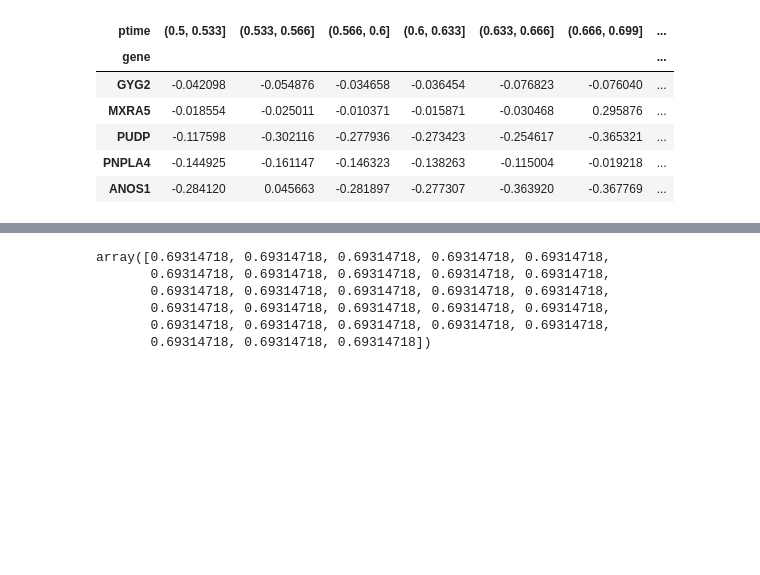
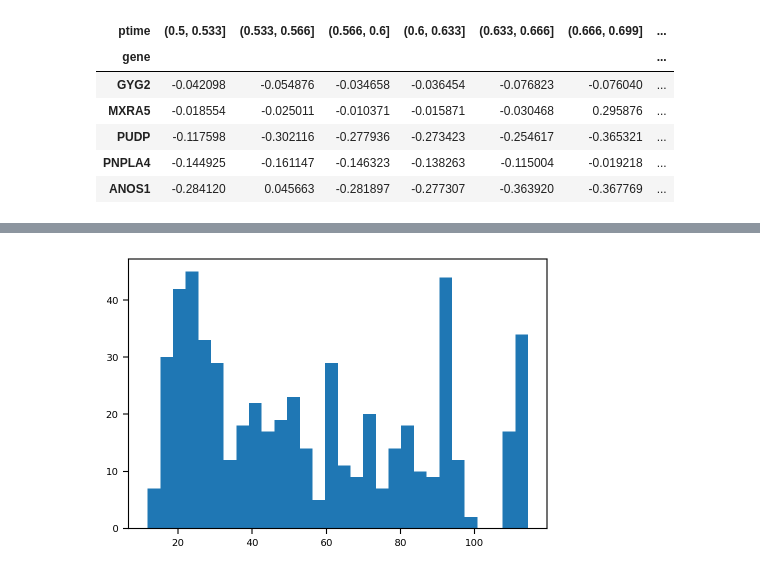
Before and after one commit to munch-group/cDEGexploration, a Jupyter notebook: notebooks/mutual_information.ipynb, the cells around one changed output, grey strips where cells are left out. Cells and saved outputs as stored; diff of their text form; code cells hidden in the pictures; blank space fills up the shorter version.

```diff
--- a/notebooks/mutual_information.ipynb
+++ b/notebooks/mutual_information.ipynb
@@ -364,9 +379,4 @@ array([[nan, nan, nan, ..., nan, nan, nan],
 # %%
-m[m > cutoff]
+plt.hist(np.nansum(mi_m, axis=1), bins=30) ;
 # %% [output]
-array([0.69314718, 0.69314718, 0.69314718, 0.69314718, 0.69314718,
-       0.69314718, 0.69314718, 0.69314718, 0.69314718, 0.69314718,
-       0.69314718, 0.69314718, 0.69314718, 0.69314718, 0.69314718,
-       0.69314718, 0.69314718, 0.69314718, 0.69314718, 0.69314718,
-       0.69314718, 0.69314718, 0.69314718, 0.69314718, 0.69314718,
-       0.69314718, 0.69314718, 0.69314718])
+[figure, added]
```
Also changed, not shown: parts of 10 cells of this notebook, 54 other files.
